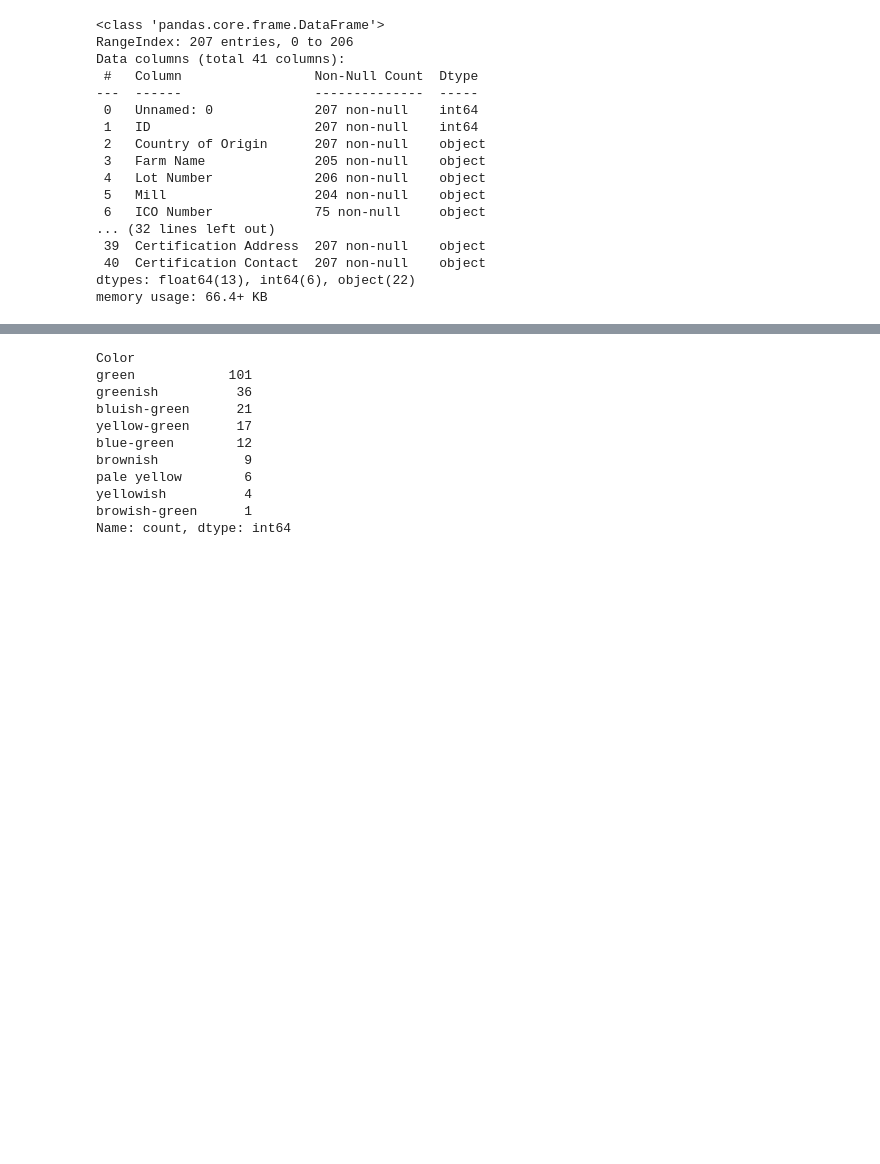
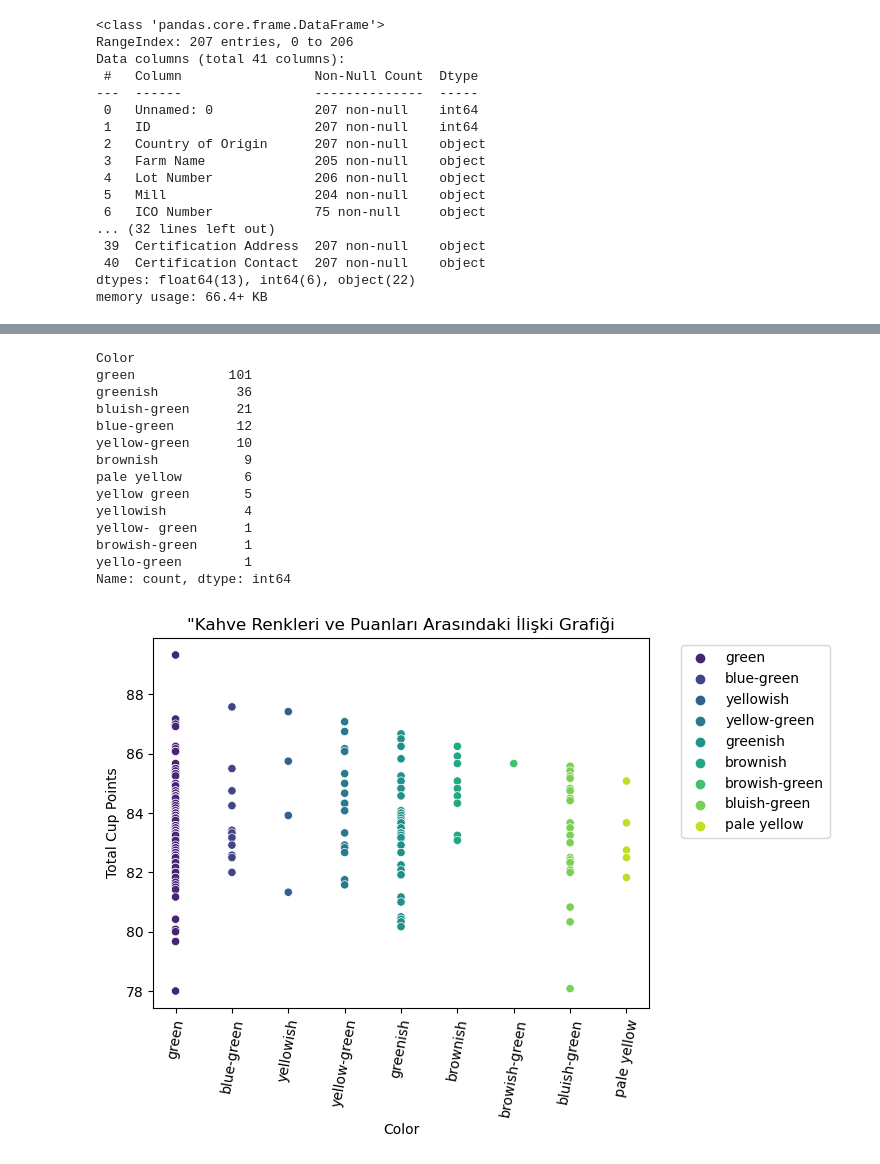
Before and after one commit to temetNoscee/Regression, a Jupyter notebook: 20040101006_Eda İpek_Sanlı_BM_VM.ipynb, the cells around one changed output, grey strips where cells are left out. Cells and saved outputs as stored; diff of their text form; code cells hidden in the pictures; blank space fills up the shorter version.

```diff
--- a/20040101006_Eda İpek_Sanlı_BM_VM.ipynb
+++ b/20040101006_Eda İpek_Sanlı_BM_VM.ipynb
@@ -151,18 +178,30 @@ plt.show()
 # %%
+print(df['Color'].value_counts())
+#Yanlış yazılmış kategorik verileri düzeltiyoruz
 df['Color'] = df['Color'].str.replace('yellow green','yellow-green')
 df['Color'] = df['Color'].str.replace('yellow- green','yellow-green')
 df['Color'] = df['Color'].str.replace('yello-green','yellow-green')
 
-df['Color'].value_counts()
+sns.scatterplot(x='Color', y='Total Cup Points', data=df, hue="Color", palette='viridis')
+plt.title('"Kahve Renkleri ve Puanları Arasındaki İlişki Grafiği')
+plt.xlabel('Color')
+plt.ylabel('Total Cup Points')
+plt.xticks(rotation=80)
+plt.legend(loc='upper left', bbox_to_anchor=(1.05, 1))
+plt.show()
 # %% [output]
 Color
 green            101
 greenish          36
 bluish-green      21
-yellow-green      17
 blue-green        12
+yellow-green      10
 brownish           9
 pale yellow        6
+yellow green       5
 yellowish          4
+yellow- green      1
 browish-green      1
+yello-green        1
 Name: count, dtype: int64
+[figure, added]
```
Also changed, not shown: parts of 26 cells of this notebook, 2 other files.
